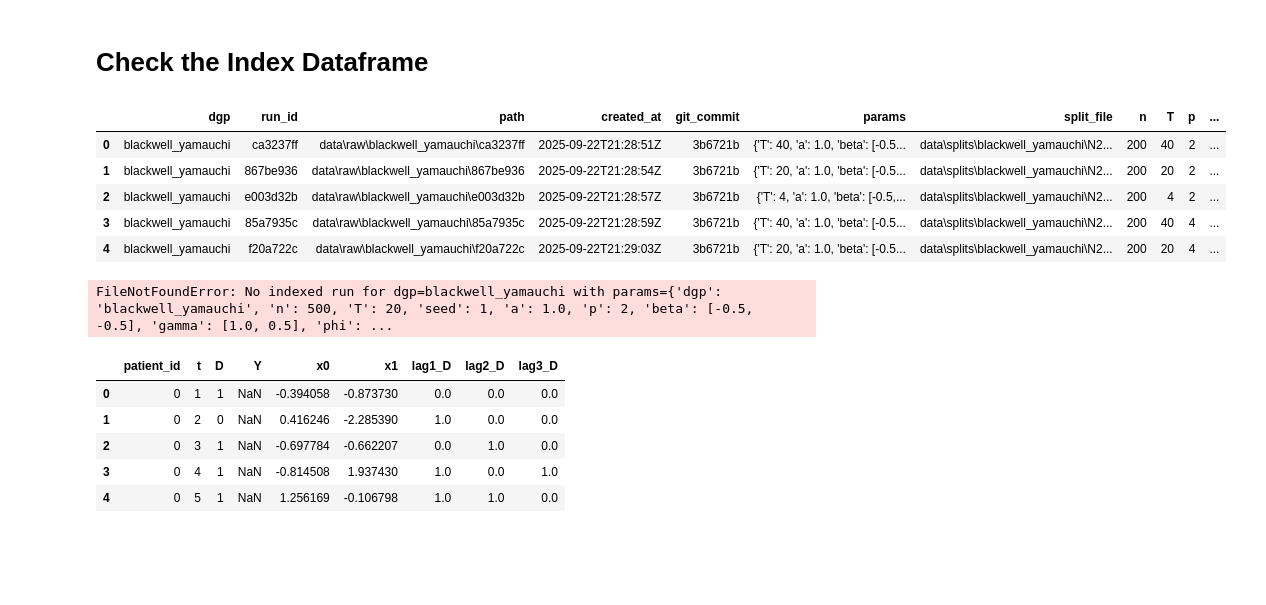
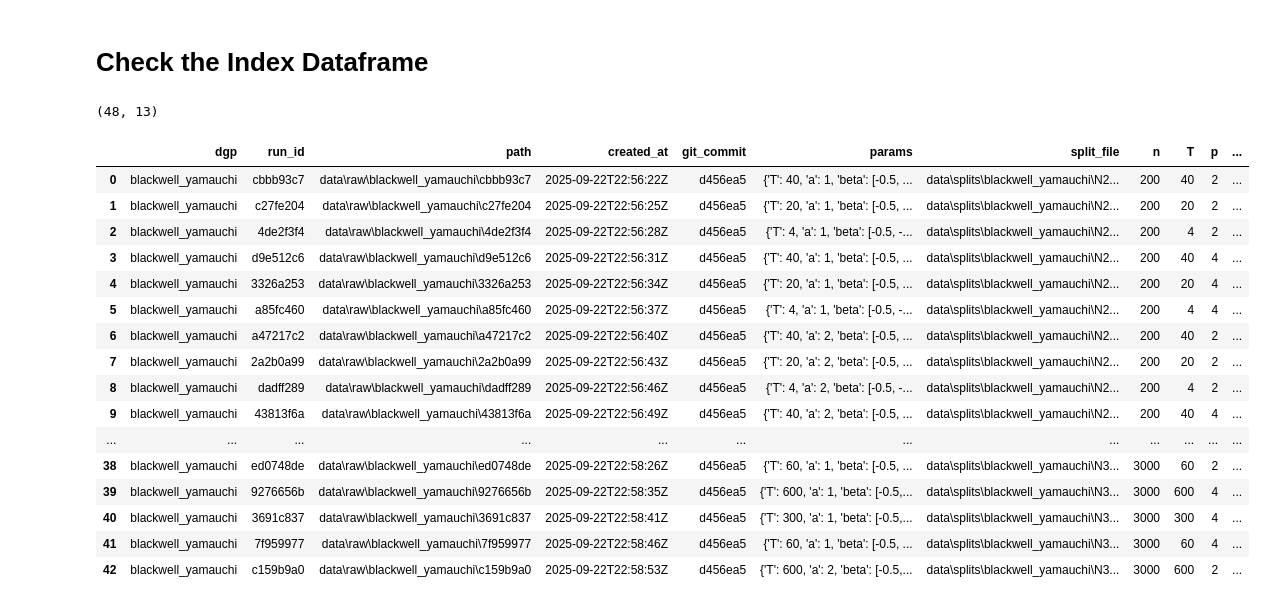
Before and after one commit to Ali-Setareh/SeqGPLVM_FEMSM, a Jupyter notebook: notebooks/data_inspection.ipynb, the cells around one changed output. Saved outputs shown, nothing was run; the diff lists cells and outputs as text; code cells hidden in the pictures; blank space fills up the shorter version.

```diff
--- a/notebooks/data_inspection.ipynb
+++ b/notebooks/data_inspection.ipynb
@@ -16,15 +16,28 @@ import matplotlib.pyplot as plt
 # %% [markdown]
 # Check the Index Dataframe
 # %%
-df = pd.read_parquet(cwd/"data"/"index"/"runs.parquet")
-df.head()
+df_index = pd.read_parquet(cwd/"data"/"index"/"runs.parquet")
+print(df_index.shape)
+df_index.head(-5)
 # %% [output]
+(48, 13)
 |  | dgp | run_id | path | created_at | git_commit | params | split_file | n | T | p | ... |
-| 0 | blackwell_yamauchi | ca3237ff | data\raw\blackwell_yamauchi\ca3237ff | 2025-09-22T21:28:51Z | 3b6721b | {'T': 40, 'a': 1.0, 'beta': [-0.5... | data\splits\blackwell_yamauchi\N2... | 200 | 40 | 2 | ... |
-| 1 | blackwell_yamauchi | 867be936 | data\raw\blackwell_yamauchi\867be936 | 2025-09-22T21:28:54Z | 3b6721b | {'T': 20, 'a': 1.0, 'beta': [-0.5... | data\splits\blackwell_yamauchi\N2... | 200 | 20 | 2 | ... |
-| 2 | blackwell_yamauchi | e003d32b | data\raw\blackwell_yamauchi\e003d32b | 2025-09-22T21:28:57Z | 3b6721b | {'T': 4, 'a': 1.0, 'beta': [-0.5,... | data\splits\blackwell_yamauchi\N2... | 200 | 4 | 2 | ... |
-| 3 | blackwell_yamauchi | 85a7935c | data\raw\blackwell_yamauchi\85a7935c | 2025-09-22T21:28:59Z | 3b6721b | {'T': 40, 'a': 1.0, 'beta': [-0.5... | data\splits\blackwell_yamauchi\N2... | 200 | 40 | 4 | ... |
-| 4 | blackwell_yamauchi | f20a722c | data\raw\blackwell_yamauchi\f20a722c | 2025-09-22T21:29:03Z | 3b6721b | {'T': 20, 'a': 1.0, 'beta': [-0.5... | data\splits\blackwell_yamauchi\N2... | 200 | 20 | 4 | ... |
+| 0 | blackwell_yamauchi | cbbb93c7 | data\raw\blackwell_yamauchi\cbbb93c7 | 2025-09-22T22:56:22Z | d456ea5 | {'T': 40, 'a': 1, 'beta': [-0.5, ... | data\splits\blackwell_yamauchi\N2... | 200 | 40 | 2 | ... |
+| 1 | blackwell_yamauchi | c27fe204 | data\raw\blackwell_yamauchi\c27fe204 | 2025-09-22T22:56:25Z | d456ea5 | {'T': 20, 'a': 1, 'beta': [-0.5, ... | data\splits\blackwell_yamauchi\N2... | 200 | 20 | 2 | ... |
+| 2 | blackwell_yamauchi | 4de2f3f4 | data\raw\blackwell_yamauchi\4de2f3f4 | 2025-09-22T22:56:28Z | d456ea5 | {'T': 4, 'a': 1, 'beta': [-0.5, -... | data\splits\blackwell_yamauchi\N2... | 200 | 4 | 2 | ... |
+| 3 | blackwell_yamauchi | d9e512c6 | data\raw\blackwell_yamauchi\d9e512c6 | 2025-09-22T22:56:31Z | d456ea5 | {'T': 40, 'a': 1, 'beta': [-0.5, ... | data\splits\blackwell_yamauchi\N2... | 200 | 40 | 4 | ... |
+| 4 | blackwell_yamauchi | 3326a253 | data\raw\blackwell_yamauchi\3326a253 | 2025-09-22T22:56:34Z | d456ea5 | {'T': 20, 'a': 1, 'beta': [-0.5, ... | data\splits\blackwell_yamauchi\N2... | 200 | 20 | 4 | ... |
+| 5 | blackwell_yamauchi | a85fc460 | data\raw\blackwell_yamauchi\a85fc460 | 2025-09-22T22:56:37Z | d456ea5 | {'T': 4, 'a': 1, 'beta': [-0.5, -... | data\splits\blackwell_yamauchi\N2... | 200 | 4 | 4 | ... |
+| 6 | blackwell_yamauchi | a47217c2 | data\raw\blackwell_yamauchi\a47217c2 | 2025-09-22T22:56:40Z | d456ea5 | {'T': 40, 'a': 2, 'beta': [-0.5, ... | data\splits\blackwell_yamauchi\N2... | 200 | 40 | 2 | ... |
+| 7 | blackwell_yamauchi | 2a2b0a99 | data\raw\blackwell_yamauchi\2a2b0a99 | 2025-09-22T22:56:43Z | d456ea5 | {'T': 20, 'a': 2, 'beta': [-0.5, ... | data\splits\blackwell_yamauchi\N2... | 200 | 20 | 2 | ... |
+| 8 | blackwell_yamauchi | dadff289 | data\raw\blackwell_yamauchi\dadff289 | 2025-09-22T22:56:46Z | d456ea5 | {'T': 4, 'a': 2, 'beta': [-0.5, -... | data\splits\blackwell_yamauchi\N2... | 200 | 4 | 2 | ... |
+| 9 | blackwell_yamauchi | 43813f6a | data\raw\blackwell_yamauchi\43813f6a | 2025-09-22T22:56:49Z | d456ea5 | {'T': 40, 'a': 2, 'beta': [-0.5, ... | data\splits\blackwell_yamauchi\N2... | 200 | 40 | 4 | ... |
+| ... | ... | ... | ... | ... | ... | ... | ... | ... | ... | ... | ... |
+| 38 | blackwell_yamauchi | ed0748de | data\raw\blackwell_yamauchi\ed0748de | 2025-09-22T22:58:26Z | d456ea5 | {'T': 60, 'a': 1, 'beta': [-0.5, ... | data\splits\blackwell_yamauchi\N3... | 3000 | 60 | 2 | ... |
+| 39 | blackwell_yamauchi | 9276656b | data\raw\blackwell_yamauchi\9276656b | 2025-09-22T22:58:35Z | d456ea5 | {'T': 600, 'a': 1, 'beta': [-0.5,... | data\splits\blackwell_yamauchi\N3... | 3000 | 600 | 4 | ... |
+| 40 | blackwell_yamauchi | 3691c837 | data\raw\blackwell_yamauchi\3691c837 | 2025-09-22T22:58:41Z | d456ea5 | {'T': 300, 'a': 1, 'beta': [-0.5,... | data\splits\blackwell_yamauchi\N3... | 3000 | 300 | 4 | ... |
+| 41 | blackwell_yamauchi | 7f959977 | data\raw\blackwell_yamauchi\7f959977 | 2025-09-22T22:58:46Z | d456ea5 | {'T': 60, 'a': 1, 'beta': [-0.5, ... | data\splits\blackwell_yamauchi\N3... | 3000 | 60 | 4 | ... |
+| 42 | blackwell_yamauchi | c159b9a0 | data\raw\blackwell_yamauchi\c159b9a0 | 2025-09-22T22:58:53Z | d456ea5 | {'T': 600, 'a': 2, 'beta': [-0.5,... | data\splits\blackwell_yamauchi\N3... | 3000 | 600 | 2 | ... |
 # %%
 from utils.runs import load_by_params
 from itertools import product
@@ -35,7 +48,7 @@ rho = [5,10,50] # n/T
 params_grid = {
     "n": [200, 500, 1000, 3000],
     "seed": [1],
-    "a": [1.0],
+    "a": [1,2],
     "p": [2,4],
 }
 
@@ -60,20 +73,13 @@ treatment_model = "logit"
 
 params["treatment_model"] = treatment_model
 
+df_manigest = []
+
 for n, seed, a, p in product(*params_grid.values()):
+
     for t in T[n]:
         cfg = {"dgp": dgp,"n": n, "T": t, "seed": seed, "a": a, "p": p,
                "beta": beta_dict[p], "gamma": gamma_dict[p], **params}
 
-df, manifest = load_by_params(".", cfg)
+        df, manifest = load_by_params(".", cfg)
+        df_manigest.append((df,manifest))
-# %% [output]
-FileNotFoundError: No indexed run for dgp=blackwell_yamauchi with params={'dgp': 'blackwell_yamauchi', 'n': 500, 'T': 20, 'seed': 1, 'a': 1.0, 'p': 2, 'beta': [-0.5, -0.5], 'gamma': [1.0, 0.5], 'phi': ...
-# %%
-df.head()
-# %% [output]
-|  | patient_id | t | D | Y | x0 | x1 | lag1_D | lag2_D | lag3_D |
-| 0 | 0 | 1 | 1 | NaN | -0.394058 | -0.873730 | 0.0 | 0.0 | 0.0 |
-| 1 | 0 | 2 | 0 | NaN | 0.416246 | -2.285390 | 1.0 | 0.0 | 0.0 |
-| 2 | 0 | 3 | 1 | NaN | -0.697784 | -0.662207 | 0.0 | 1.0 | 0.0 |
-| 3 | 0 | 4 | 1 | NaN | -0.814508 | 1.937430 | 1.0 | 0.0 | 1.0 |
-| 4 | 0 | 5 | 1 | NaN | 1.256169 | -0.106798 | 1.0 | 1.0 | 0.0 |
```
Also changed, not shown: parts of 4 cells of this notebook, 4 other files.
